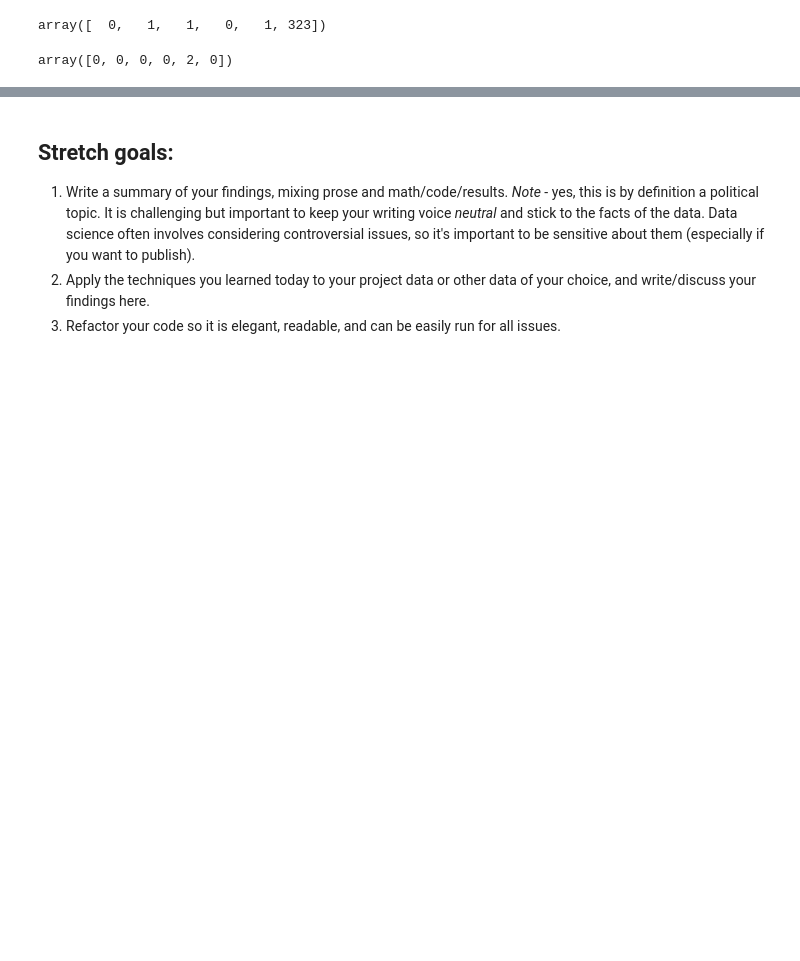
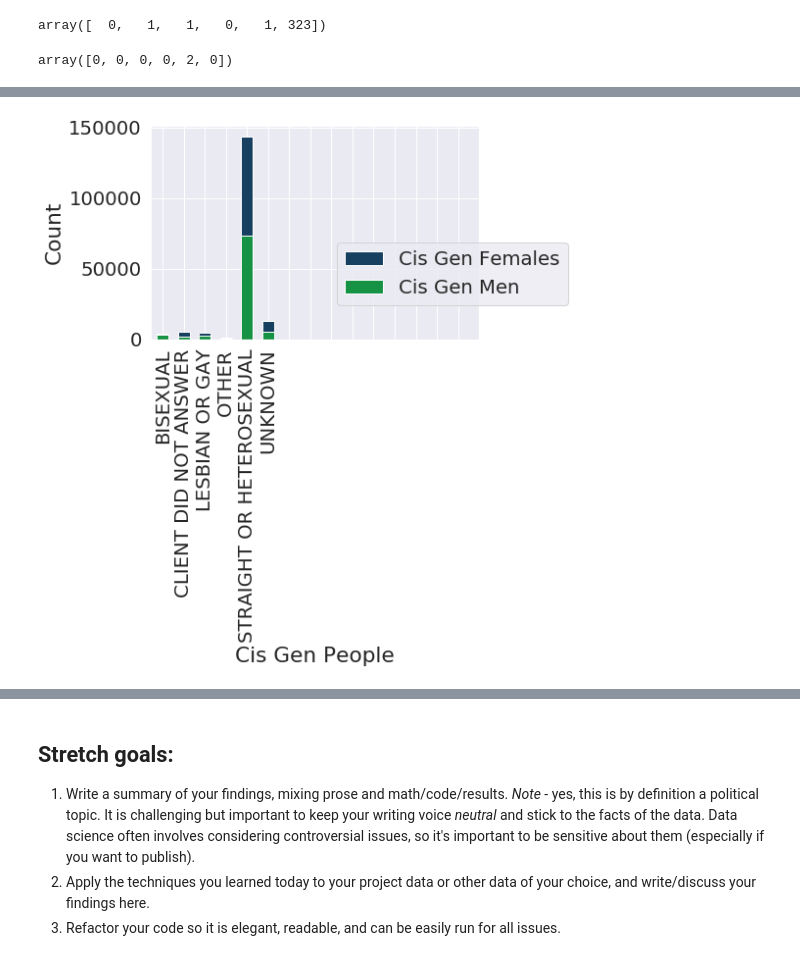
Before and after one commit to qweliant/DS-Unit-1-Sprint-3-Statistical-Tests-and-Experiments, a Jupyter notebook: module2-sampling-confidence-intervals-and-hypothesis-testing/LS_DS_132_Sampling_Confidence_Intervals_and_Hypothesis_Testing_Assignment.ipynb, the cells around one changed output, grey strips where cells are left out. Drawn from its saved outputs; the diff is of its cells as text; code cells hidden in the pictures; blank space fills up the shorter version.

```diff
--- a/module2-sampling-confidence-intervals-and-hypothesis-testing/LS_DS_132_Sampling_Confidence_Intervals_and_Hypothesis_Testing_Assignment.ipynb
+++ b/module2-sampling-confidence-intervals-and-hypothesis-testing/LS_DS_132_Sampling_Confidence_Intervals_and_Hypothesis_Testing_Assignment.ipynb
@@ -244,0 +306,12 @@ plt.show()
+# %%
+p1 = plt.bar(categories, female_not_trans, 0.55, color='#169244')
+p2 = plt.bar(categories, male_not_trans, 0.55, bottom=female_not_trans, color='#173F5F')
+
+plt.legend((p2[0], p1[0]), ('Cis Gen Females', 'Cis Gen Men'), loc='upper right', bbox_to_anchor=(0.8, 0., 0.5, 0.5))
+plt.xlabel('Cis Gen People')
+plt.ylabel('Count')
+plt.xticks(x, categories, rotation='vertical')
+
+plt.show()
+# %% [output]
+[figure, added]
```
Also changed, not shown: parts of 18 cells of this notebook.
